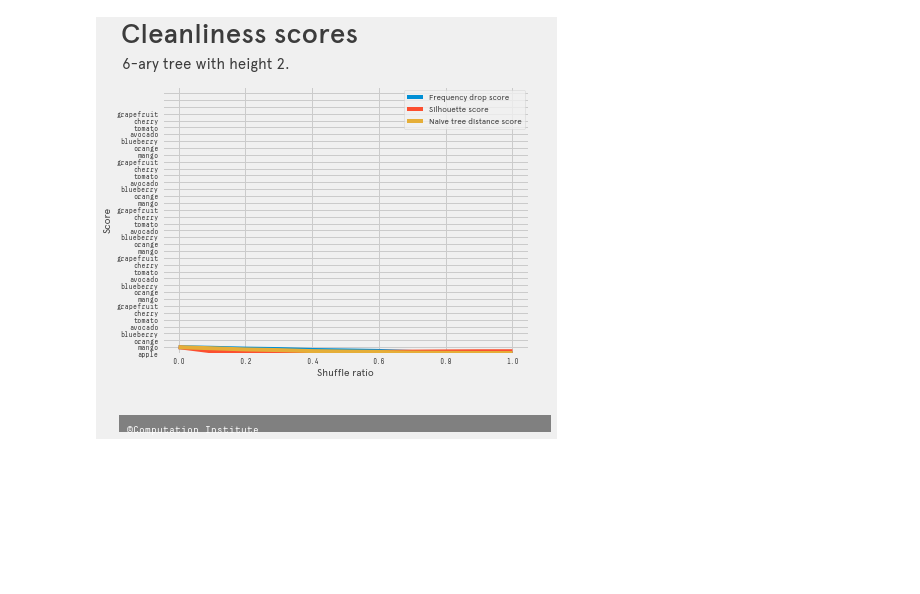
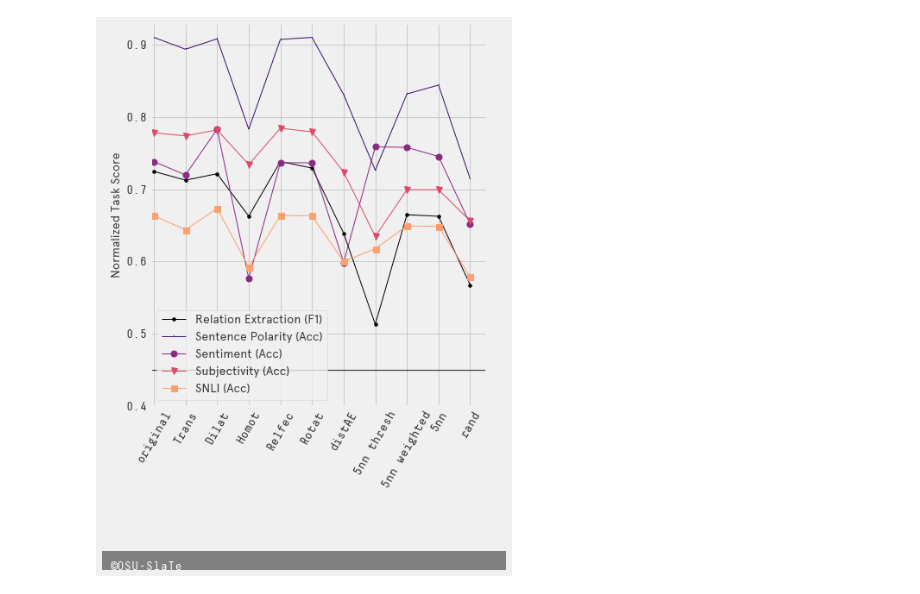
Before and after one commit to langfield/plotplotplot, a Jupyter notebook: fivethirtyeight_line.ipynb, the cells around one changed output. Drawn from its saved outputs; the diff is of its cells as text; code cells hidden in the pictures; blank space fills up the shorter version.

```diff
--- a/fivethirtyeight_line.ipynb
+++ b/fivethirtyeight_line.ipynb
@@ -37,6 +63,6 @@ scores = scores.astype(float)
 # %%
 # TEMP TRANSFORM
-scores.loc[:,'Silhouette score'] = (scores.loc[:,'Silhouette score'] + 1) / 2
+#scores.loc[:,'Silhouette score'] = (scores.loc[:,'Silhouette score'] + 1) / 2
 
 print(scores)
 # %% [output]
@@ -64,26 +90,34 @@ print(scores)
 # PARAMETERS
 #================================================
 
+# size of ENTIRE PLOT
+plot_height = 11 # 7.25
+plot_width = 6.5
+num_empty_ticks = 0
+num_xtick_labels = len(row_labels) + num_empty_ticks
+#assert num_xtick_labels > len(row_labels)
+
 # dataframe
 df = scores
 
 # x-axis
-xaxis = 'shuffle_ratio'
+xaxis = 'scale'
 
 # y-axis
 yaxis = None
 
 # text
-title_text = "Cleanliness scores"
-subtitle_text = "6-ary tree with height 2."
-xlabel = "Shuffle ratio"
-ylabel = "Score"
-banner_text = "©Computation Institute"
+title_text =  filename + " Embeddings"
+title_text = ""
+subtitle_text = ""
+xlabel = ""
+ylabel = "Normalized Task Score"
+banner_text = "©OSU-SlaTe"
 
 # edges of plot in figure (padding)
 top = 0.8
-bottom = 0.18
-left = 0.1
+bottom = 0.24 #0.18 -- old
+left = 0.12 # 0.1 -- old
 right = 0.95
 
 # change title_pad to adjust xpos of title in pixels
@@ -95,10 +129,16 @@ text_opacity = 0.75
 xaxis_opacity = 0.7
 
 # sizing
+'''
 tick_label_size = 7
 legend_size = 8
 axis_label_size = 10
 banner_text_size = 10
+'''
+tick_label_size = 14
+legend_size = 14
+axis_label_size = 14
+banner_text_size = 14
 
 # import font
 prop = fm.FontProperties(fname='DecimaMonoPro.ttf')
@@ -106,12 +146,14 @@ prop2 = fm.FontProperties(fname='apercu_medium_pro.otf')
 prop3 = fm.FontProperties(fname='Apercu.ttf')
 prop4 = fm.FontProperties(fname='Apercu.ttf', size=legend_size)
 
+#ticks_font = matplotlib.font_manager.FontProperties(family='DecimaMonoPro', style='normal', size=12, weight='normal', stretch='normal')
+
 #================================================
 # END OF PARAMETERS
 #================================================
 
 # figure initialization
-fig, ax = plt.subplots(figsize=(6, 6))
+fig, ax = plt.subplots(figsize=(plot_width, plot_height))
 plt.sca(ax)
 style.use('fivethirtyeight')
 
@@ -119,8 +161,33 @@ style.use('fivethirtyeight')
 graph = df.plot(x=xaxis,
                 y=yaxis,
                 ax=ax,
-                use_index=True,
-                legend=True)
+                use_index=True)
+                #legend=True)
+# john
+plt.legend(loc='best')
+
+# hacks
+ax.set_ylim(top=0.93, bottom=0.4)
+ax.set_xlim(left=-0.1, right=10.5)
+
+MARKERS=['.',',','o','v','s','p','P','H','+','x','X','D','d','|','_','<','>','^','8','*','h','1','2','3','4']
+
+
+
+# distinct line colors/styles for many lines
+NUM_COLORS = len(column_labels)-1
+#LINE_STYLES = ['solid', 'dashed', 'dashdot', 'dotted']
+LINE_STYLES = ['solid']
+NUM_STYLES = len(LINE_STYLES)
+NUM_MARKERS = len(MARKERS)
+assert len(MARKERS) >= NUM_COLORS
+cm = plt.get_cmap('magma') #'gist_rainbow'
+for i in range(NUM_COLORS):
+    plt.gca().get_lines()[i].set_color(cm(i//NUM_STYLES*float(NUM_STYLES)/NUM_COLORS))
+    plt.gca().get_lines()[i].set_marker(MARKERS[i])
+    #plt.gca().get_lines()[i].set_linestyle(LINE_STYLES[i%NUM_STYLES])
+    plt.gca().get_lines()[i].set_linewidth(1.0)
+    plt.gca().get_lines()[i].set_markersize(7.0)
 
 # add axis labels
 plt.xlabel(xlabel,
@@ -147,15 +214,16 @@ for tick in graph.get_xticklabels():
 for tick in graph.get_yticklabels():
     tick.set_fontname("DecimaMonoPro")
 
-graph.set_yticklabels(["apple", "mango", "orange","blueberry","avocado","tomato","cherry","grapefruit", "mango", "orange","blueberry","avocado","tomato","cherry","grapefruit", "mango", "orange","blueberry","avocado","tomato","cherry","grapefruit", "mango", "orange","blueberry","avocado","tomato","cherry","grapefruit", "mango", "orange","blueberry","avocado","tomato","cherry","grapefruit"])
-plt.yticks(np.arange(0, 40, 1.0))
+# set column_labels
+graph.set_xticklabels(row_labels)
+plt.xticks(np.arange(0, num_xtick_labels, 1.0),rotation=60)
 
 # set color for tick labels
 [t.set_color('#303030') for t in ax.xaxis.get_ticklabels()]
 [t.set_color('#303030') for t in ax.yaxis.get_ticklabels()]
 
 # create bolded x-axis
-graph.axhline(y = 0,
+graph.axhline(y = 0.45, # 0
               color = 'black',
               linewidth = 1.3,
               alpha = xaxis_opacity)
@@ -169,7 +237,7 @@ banner_y = math.ceil(banner_text_size * 0.6)
 
 # banner text
 banner = plt.annotate(banner_text,
-         xy=(0.02, banner_y),
+         xy=(0.02, banner_y*0.8),
          xycoords=xfig_trans,
          fontsize = banner_text_size,
          color = '#FFFFFF',
@@ -198,32 +266,33 @@ display_left = display_left_tuple[0]
 
 # shift title
 title_shift = math.floor(tick_label_size * 2.6)
 title_shift += title_pad
 
 # title
 graph.text(x = display_left - title_shift, y = 0.9,
            transform = yfig_trans,
            s = title_text,
            fontproperties = prop2,
            weight = 'bold',
            fontsize = 28,
            alpha = text_opacity)
 
 # subtitle, +1 accounts for font size difference in title and subtitle
 graph.text(x = display_left - title_shift + 1, y = 0.84,
            transform = yfig_trans,
            s = subtitle_text,
            fontproperties=prop3,
            fontsize = 15,
            alpha = text_opacity)
 
+
 # adjust position of subplot in figure
 plt.subplots_adjust(top=top)
 plt.subplots_adjust(bottom=bottom)
 plt.subplots_adjust(left=left)
 plt.subplots_adjust(right=right)
 
 # save to .svg
-plt.savefig("test_chart.svg", dpi=300)
+plt.savefig(filename_no_extension + ".svg", dpi=300)
 # %% [output]
-[figure, old version]
+[figure, new version]
```
Also changed, not shown: parts of 2 cells of this notebook, 33 other files.
